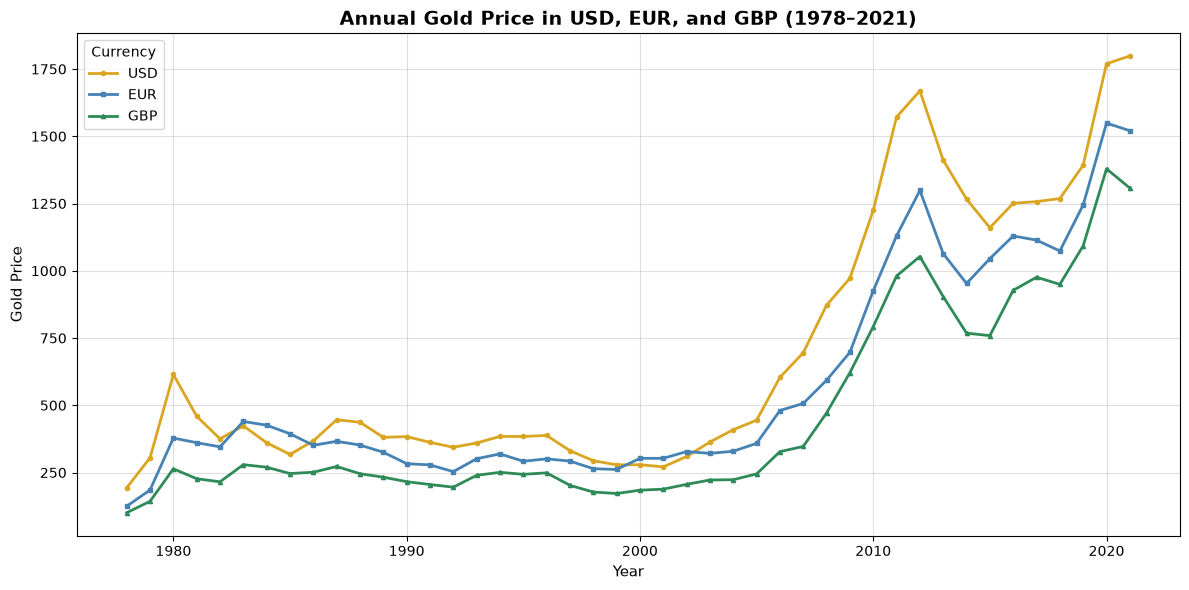
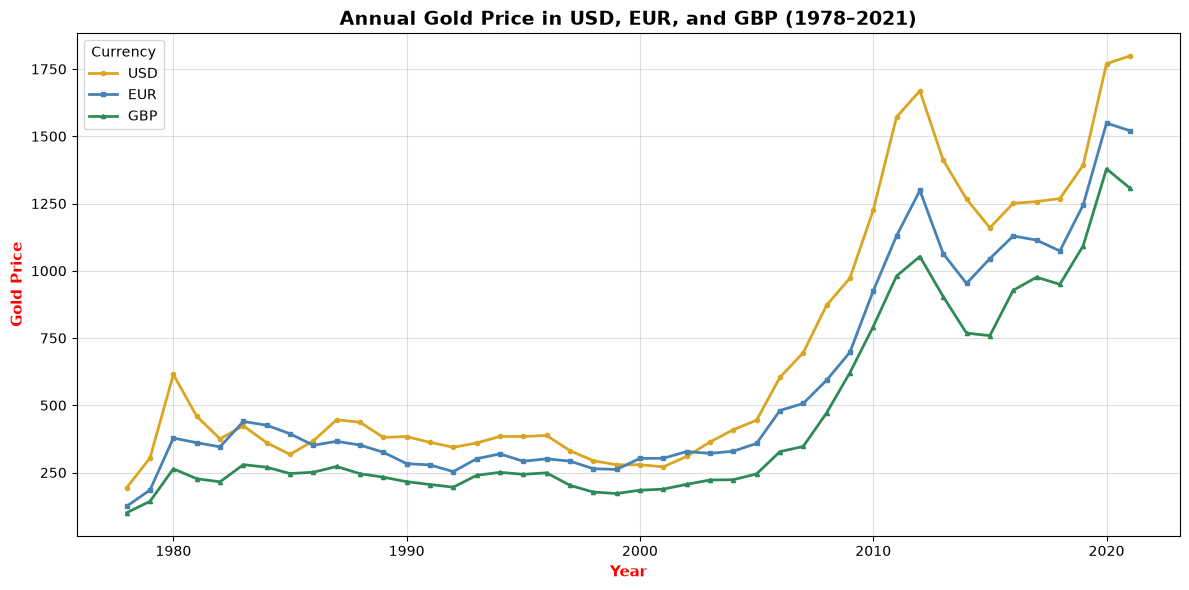
Code edit (unified diff) that turned the first committed figure into the second:
--- before
+++ after
@@ -23,6 +23,6 @@
 ax.set_title("Annual Gold Price in USD, EUR, and GBP (1978–2021)",
              fontsize=14, fontweight='bold')
-ax.set_xlabel("Year", fontsize=11)
-ax.set_ylabel("Gold Price", fontsize=11)
+ax.set_xlabel("Year", fontsize=11,color="red",fontweight='bold')
+ax.set_ylabel("Gold Price", fontsize=11,color="red",fontweight='bold')
 
 # Grid, legend, and layout

Commit: changes for charts